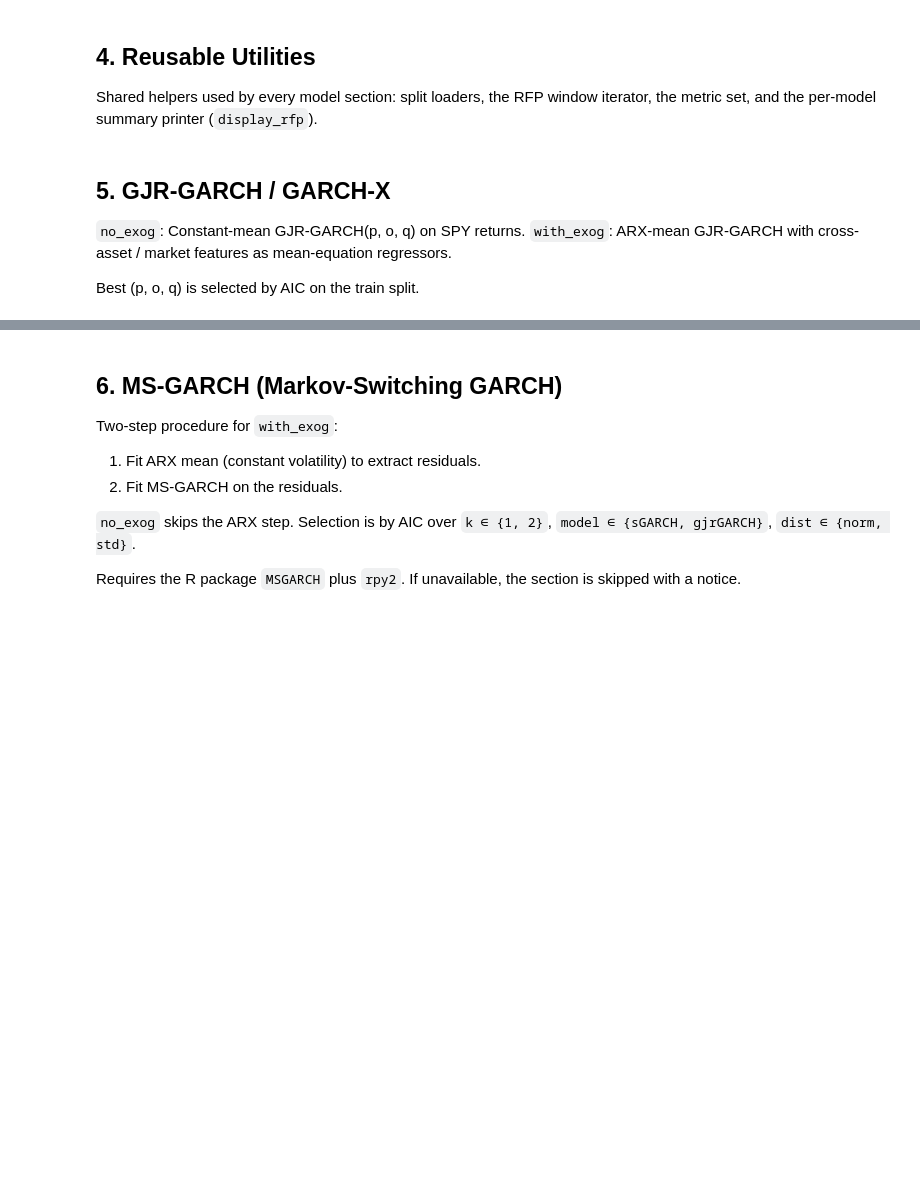
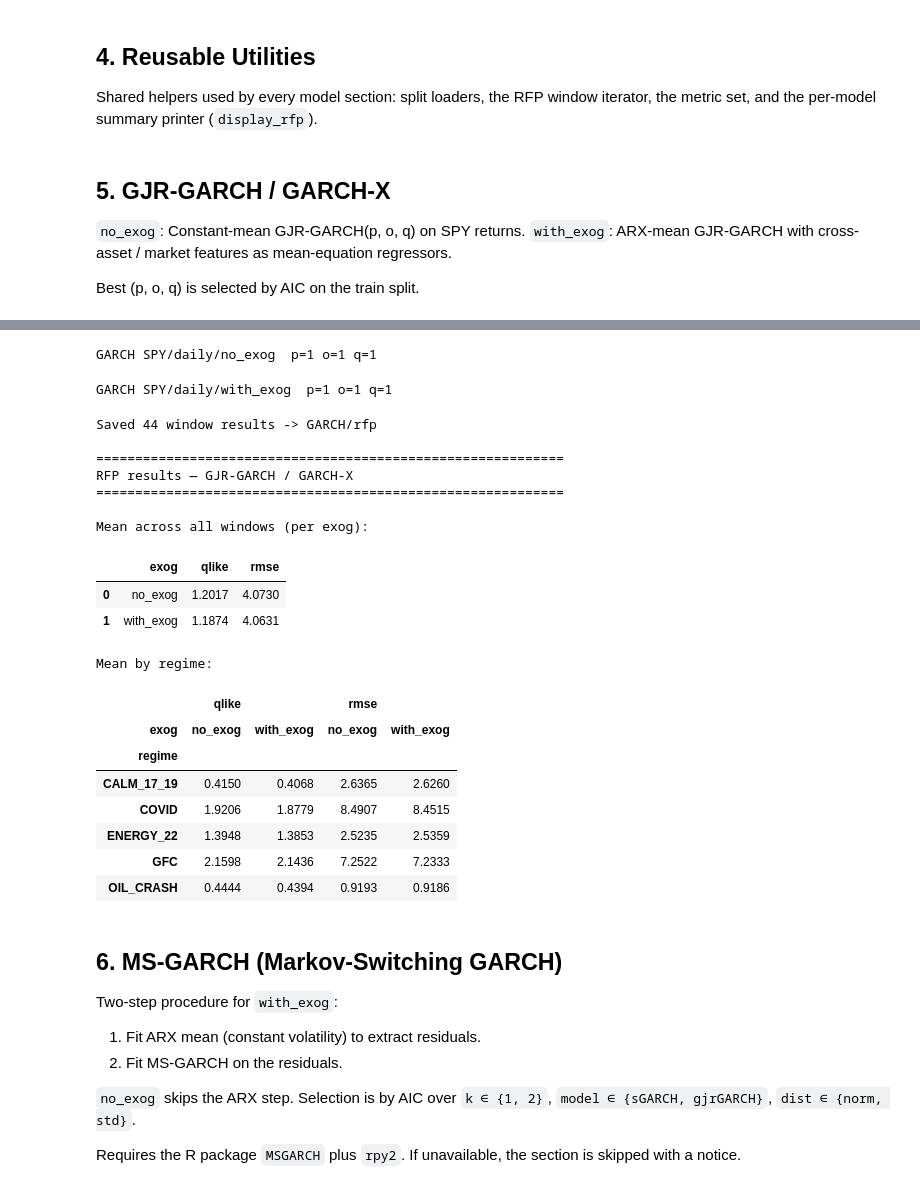
Before and after one commit to harshG97/timeseries-financial-volatility-modelling, a Jupyter notebook: volatility_modelling.ipynb, the cells around one changed output, grey strips where cells are left out. Cells and saved outputs as stored; diff of their text form; code cells hidden in the pictures; blank space fills up the shorter version.

```diff
--- a/volatility_modelling.ipynb
+++ b/volatility_modelling.ipynb
@@ -491,6 +530,11 @@ def garch_grid_search(target: str = TARGET, freq: str = FREQ) -> pd.DataFrame:
         })
     df = pd.DataFrame(rows)
     df.to_csv(MODEL_DIRS["garch"] / GARCH_GRID_CSV, index=False)
+    # Also persist as the validation-results CSV that the default-load
+    # branch reads, with the column names downstream code expects.
+    val_df = df.rename(columns={"best_p": "p", "best_o": "o",
+                                 "best_q": "q"})
+    val_df.to_csv(MODEL_DIRS["garch"] / GARCH_VAL_CSV, index=False)
     return df
 
 
@@ -560,5 +604,5 @@ if tune_garch:
     print("Tuning GARCH...")
     garch_grid = garch_grid_search()
 else:
-    garch_grid = load_best_params("garch", GARCH_GRID_CSV)
+    garch_grid = load_best_params("garch", GARCH_VAL_CSV)
 display(garch_grid)
@@ -565,19 +614,50 @@ display(garch_grid)
 # %%
 garch_results = []
 garch_forecasts = {}
 for exog in EXOG_VARIANTS:
     row = garch_grid[(garch_grid["target"] == TARGET) & (garch_grid["freq"] == FREQ) & (garch_grid["exog"] == exog)].iloc[0]
-    p, o, q = int(row["best_p"]), int(row["best_o"]), int(row["best_q"])
+    # Tolerate both column schemas: grid_search CSV uses best_p/o/q,
+    # validation_results CSV uses p/o/q.
+    def _pick(r, *names):
+        for n in names:
+            if n in r and pd.notna(r[n]):
+                return int(r[n])
+        raise KeyError(names)
+    p = _pick(row, "p", "best_p")
+    o = _pick(row, "o", "best_o")
+    q = _pick(row, "q", "best_q")
     print(f"GARCH {TARGET}/{FREQ}/{exog}  p={p} o={o} q={q}")
     for w in tqdm(list(iter_rfp_windows(TARGET, FREQ, use_exog=(exog == "with_exog"))),
                   desc=f"GARCH {exog}", leave=False):
         m, fc = evaluate_garch_window(w, p, o, q)
         garch_results.append(m)
         garch_forecasts[f"{TARGET}_{FREQ}_{exog}_{w.window_id}"] = fc
 
 garch_results_df = pd.DataFrame(garch_results)
 save_rfp_artifacts("garch", garch_results_df, garch_forecasts)
 display_rfp(garch_results_df, "GJR-GARCH / GARCH-X");
+# %% [output]
+GARCH SPY/daily/no_exog  p=1 o=1 q=1
+GARCH SPY/daily/with_exog  p=1 o=1 q=1
+Saved 44 window results -> GARCH/rfp
+
+============================================================
+RFP results — GJR-GARCH / GARCH-X
+============================================================
+
+Mean across all windows (per exog):
+|  | exog | qlike | rmse |
+| 0 | no_exog | 1.2017 | 4.0730 |
+| 1 | with_exog | 1.1874 | 4.0631 |
+Mean by regime:
+|  | qlike |  | rmse |  |
+| exog | no_exog | with_exog | no_exog | with_exog |
+| regime |  |  |  |  |
+| CALM_17_19 | 0.4150 | 0.4068 | 2.6365 | 2.6260 |
+| COVID | 1.9206 | 1.8779 | 8.4907 | 8.4515 |
+| ENERGY_22 | 1.3948 | 1.3853 | 2.5235 | 2.5359 |
+| GFC | 2.1598 | 2.1436 | 7.2522 | 7.2333 |
+| OIL_CRASH | 0.4444 | 0.4394 | 0.9193 | 0.9186 |
 # %% [markdown]
 ## 6. MS-GARCH (Markov-Switching GARCH)
 
```
Also changed, not shown: parts of 26 cells of this notebook, 1 other file.
